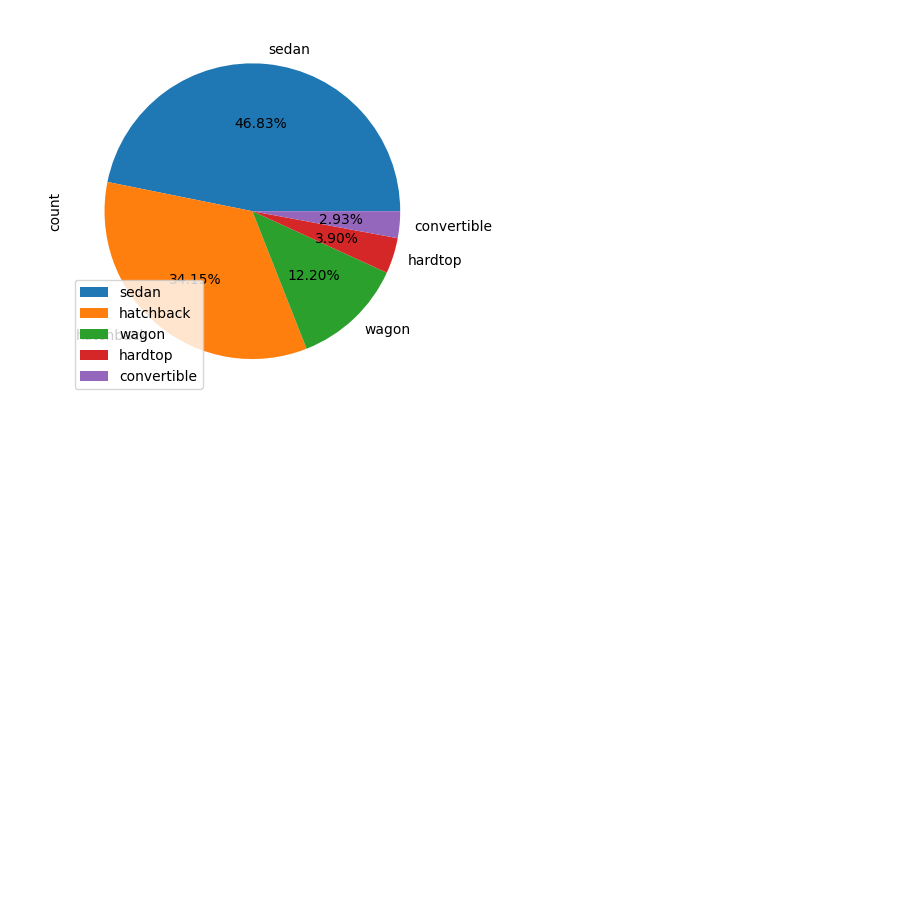
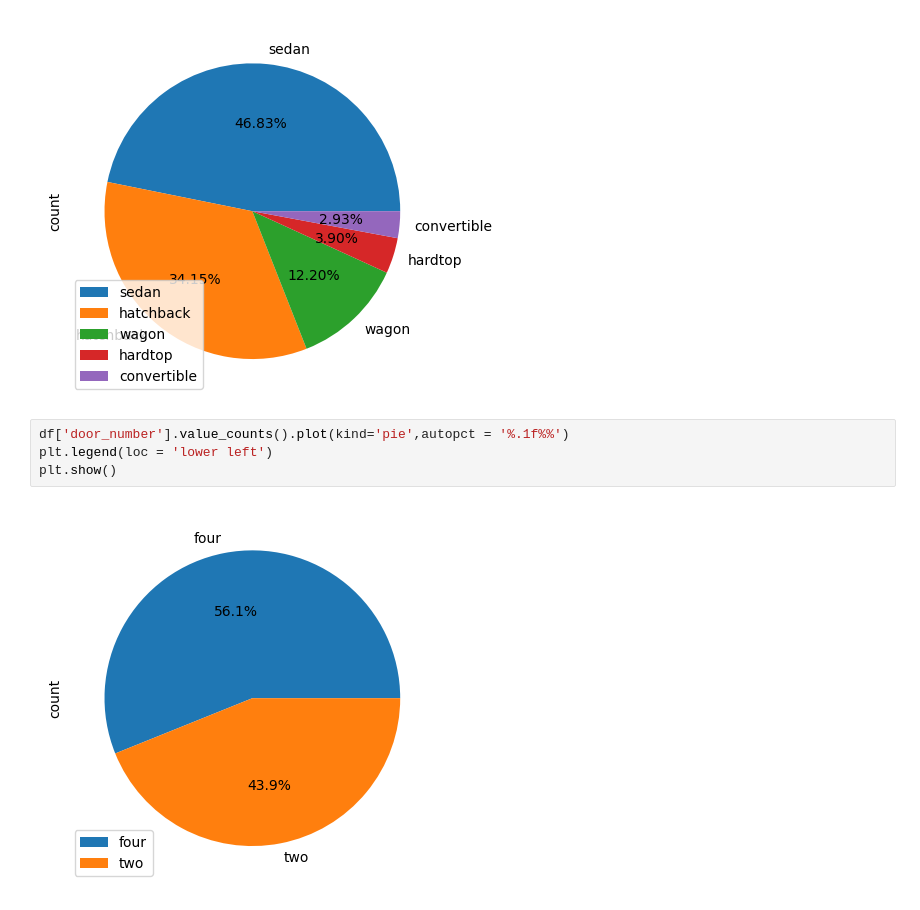
Before and after one commit to Sru-j/daily_lab_activities, a Jupyter notebook: car_dataset.ipynb, the cells around one changed output. Cells and saved outputs as stored; diff of their text form; blank space fills up the shorter version.

```diff
--- a/car_dataset.ipynb
+++ b/car_dataset.ipynb
@@ -216,3 +216,9 @@ plt.legend(loc = 'lower left')
 plt.show()
 # %% [output]
 [figure]
+# %%
+df['door_number'].value_counts().plot(kind='pie',autopct = '%.1f%%')
+plt.legend(loc = 'lower left')
+plt.show()
+# %% [output]
+[figure, added]
```
Also changed, not shown: parts of 1 cell of this notebook.
